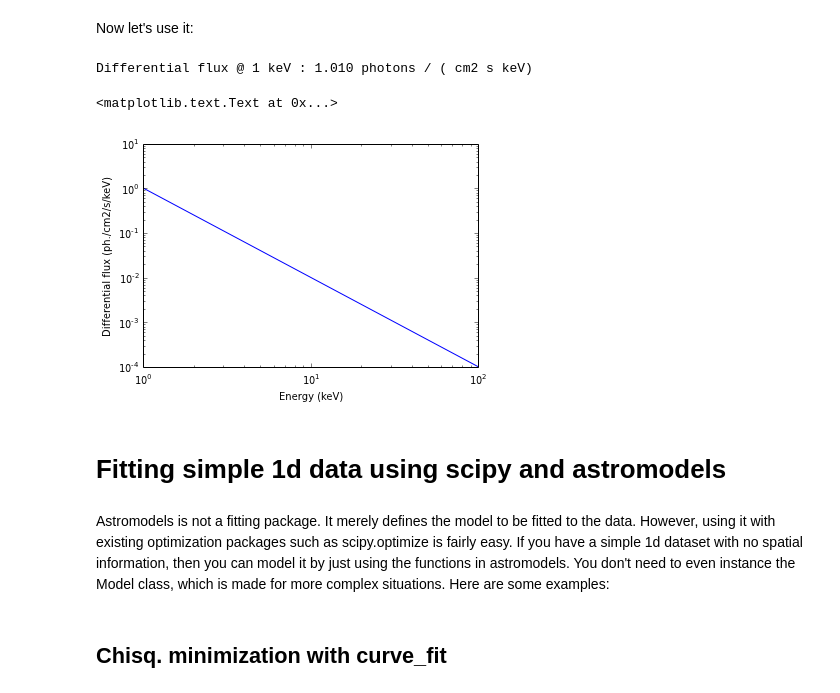
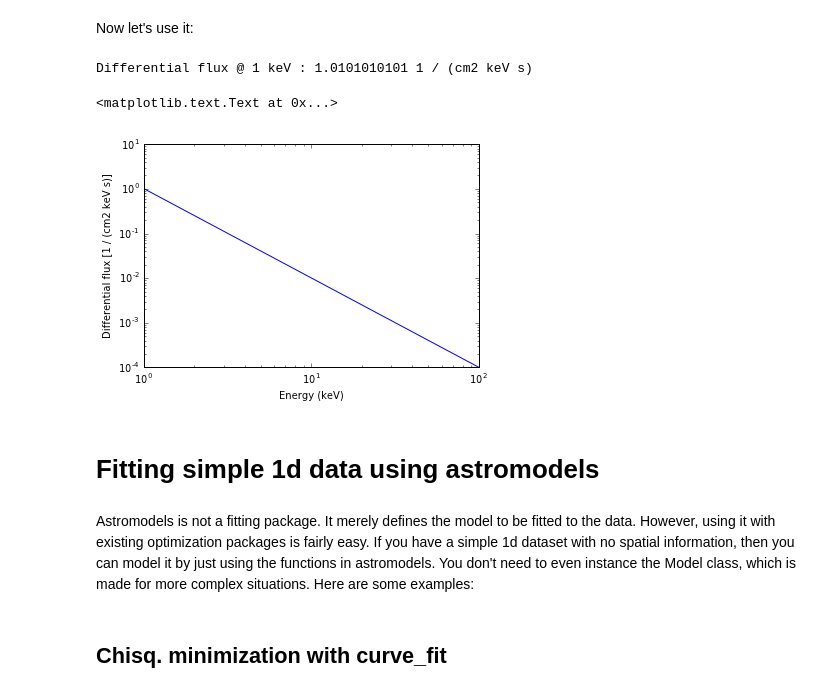
Before and after one commit to threeML/astromodels, a Jupyter notebook: examples/Quick_start.ipynb, the cells around one changed output. Saved outputs shown, nothing was run; the diff lists cells and outputs as text; code cells hidden in the pictures.

Commit message:
Implementing test units and cleaning up the API

```diff
--- a/examples/Quick_start.ipynb
+++ b/examples/Quick_start.ipynb
@@ -15,11 +17,11 @@ Now let's use it:
 # %%
 # Get and print the differential flux at 1 keV:
 
-differential_flux_at_1_keV = my_model.test_source(1.0)
+differential_flux_at_1_keV = my_model.test_source(1.0 * u.keV)
 
-print("Differential flux @ 1 keV : %.3f photons / ( cm2 s keV)" % differential_flux_at_1_keV)
+print("Differential flux @ 1 keV : %s" % differential_flux_at_1_keV)
 # %% [output]
-Differential flux @ 1 keV : 1.010 photons / ( cm2 s keV)
+Differential flux @ 1 keV : 1.0101010101 1 / (cm2 keV s)
 # %%
 # Evaluate the model on an array of 100 energies logarithmically distributed between 1 and 100 keV
 
@@ -29,33 +31,33 @@ energies = np.logspace(0,2,100)
 
 # Get the differential flux
 
-differential_flux = my_model.test_source(energies)
+differential_flux = my_model.test_source(energies * u.keV)
 # %%
 # Plot it with the help of matplotlib
 # Matplotlib is not required by astromodels, although you need it
 # for this part of the example
 
 import matplotlib.pyplot as plt
 
 # Do not execute this if you are not using the IPython notebook
 
 ########
 
 %matplotlib inline
 
 ########
 
 plt.loglog(energies, differential_flux)
 
 plt.xlabel("Energy (keV)")
-plt.ylabel("Differential flux (ph./cm2/s/keV)")
+plt.ylabel("Differential flux [%s]" % differential_flux.unit)
 # %% [output]
 <matplotlib.text.Text at 0x...>
-[figure, old version]
+[figure, new version]
 # %% [markdown]
-# Fitting simple 1d data using scipy and astromodels
+# Fitting simple 1d data using astromodels
 # %% [markdown]
-Astromodels is not a fitting package. It merely defines the model to be fitted to the data. However, using it with existing optimization packages such as scipy.optimize is fairly easy. If you have a simple 1d dataset with no spatial information, then you can model it by just using the functions in astromodels. You don't need to even instance the Model class, which is made for more complex situations. Here are some examples:
+Astromodels is not a fitting package. It merely defines the model to be fitted to the data. However, using it with existing optimization packages is fairly easy. If you have a simple 1d dataset with no spatial information, then you can model it by just using the functions in astromodels. You don't need to even instance the Model class, which is made for more complex situations. Here are some examples:
 # %% [markdown]
 ## Chisq. minimization with curve_fit
 # %% [markdown]
```
Also changed, not shown: parts of 4 cells of this notebook, 18 other files.
